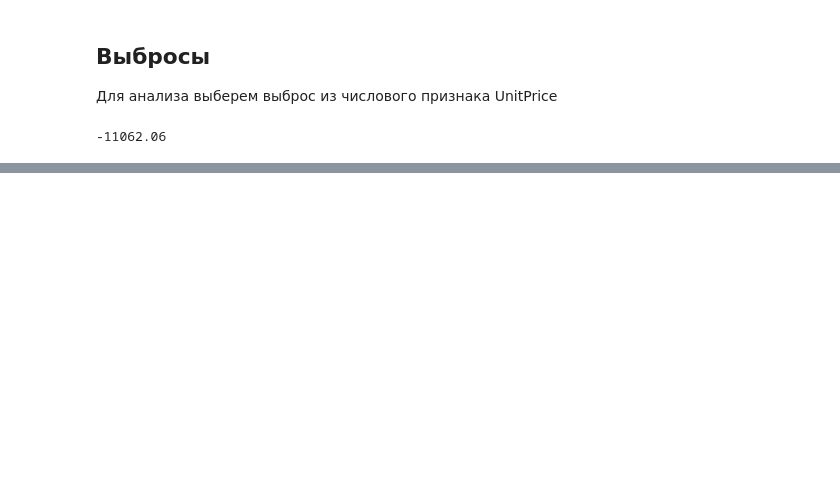
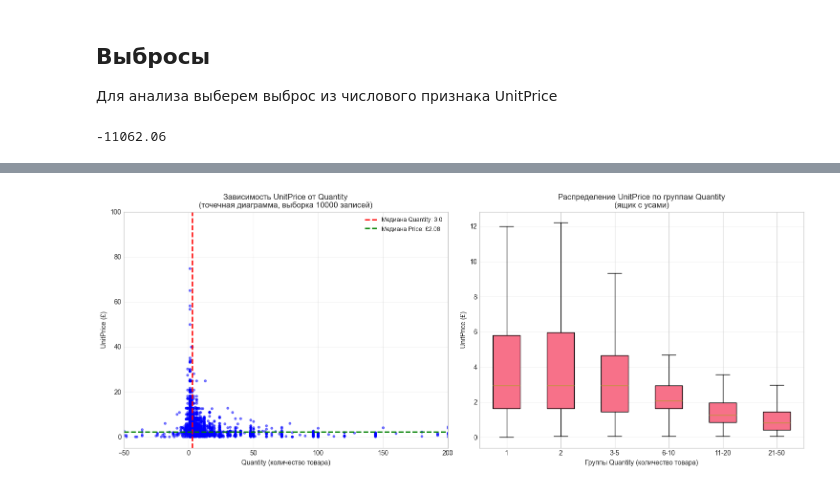
Before and after one commit to ilipashka/Lab-1-IAD, a Jupyter notebook: notebooks/01_data_understanding.ipynb, the cells around one changed output, grey strips where cells are left out. Cells and saved outputs as stored; diff of their text form; code cells hidden in the pictures; blank space fills up the shorter version.

```diff
--- a/notebooks/01_data_understanding.ipynb
+++ b/notebooks/01_data_understanding.ipynb
@@ -478,0 +568,42 @@ print('Геометрическое среднее:', np.exp(np.log(df_clean['Un
+# %%
+fig, (ax1, ax2) = plt.subplots(1, 2, figsize=(15, 6))
+
+sample_df = df.sample(n=10000, random_state=42)
+
+scatter = ax1.scatter(sample_df['Quantity'], sample_df['UnitPrice'],
+                     alpha=0.5, s=10, c='blue')
+ax1.set_title('Зависимость UnitPrice от Quantity\n(точечная диаграмма, выборка 10000 записей)', fontsize=12)
+ax1.set_xlabel('Quantity (количество товара)')
+ax1.set_ylabel('UnitPrice (£)')
+ax1.set_xlim([-50, 200])
+ax1.set_ylim([-5, 100])
+
+ax1.axvline(df['Quantity'].median(), color='red', linestyle='--',
+           linewidth=2, label=f'Медиана Quantity: {df["Quantity"].median():.1f}')
+ax1.axhline(df['UnitPrice'].median(), color='green', linestyle='--',
+           linewidth=2, label=f'Медиана Price: £{df["UnitPrice"].median():.2f}')
+ax1.legend(fontsize=9)
+ax1.grid(True, alpha=0.3)
+
+df_box = df.copy()
+df_box = df_box[(df_box['Quantity'] > 0) & (df_box['Quantity'] < 50) &
+                (df_box['UnitPrice'] > 0) & (df_box['UnitPrice'] < 50)]
+
+df_box['QuantityGroup'] = pd.cut(df_box['Quantity'],
+                                 bins=[0, 1, 2, 5, 10, 20, 50],
+                                 labels=['1', '2', '3-5', '6-10', '11-20', '21-50'])
+
+grouped_data = [df_box[df_box['QuantityGroup'] == group]['UnitPrice'].values
+                for group in ['1', '2', '3-5', '6-10', '11-20', '21-50']]
+
+bp = ax2.boxplot(grouped_data, labels=['1', '2', '3-5', '6-10', '11-20', '21-50'],
+                patch_artist=True, showfliers=False)
+
+ax2.set_title('Распределение UnitPrice по группам Quantity\n(ящик с усами)', fontsize=12)
+ax2.set_xlabel('Группы Quantity (количество товара)')
+ax2.set_ylabel('UnitPrice (£)')
+ax2.grid(True, alpha=0.3, axis='y')
+plt.tight_layout()
+plt.show()
+# %% [output]
+[figure, added]
```
Also changed, not shown: parts of 8 cells of this notebook.
